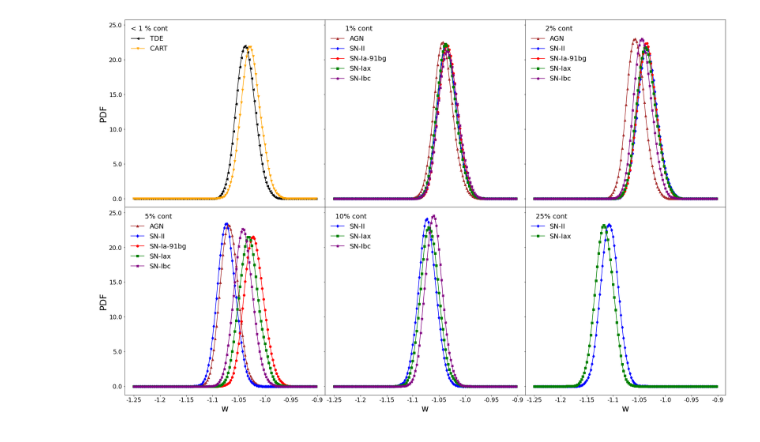
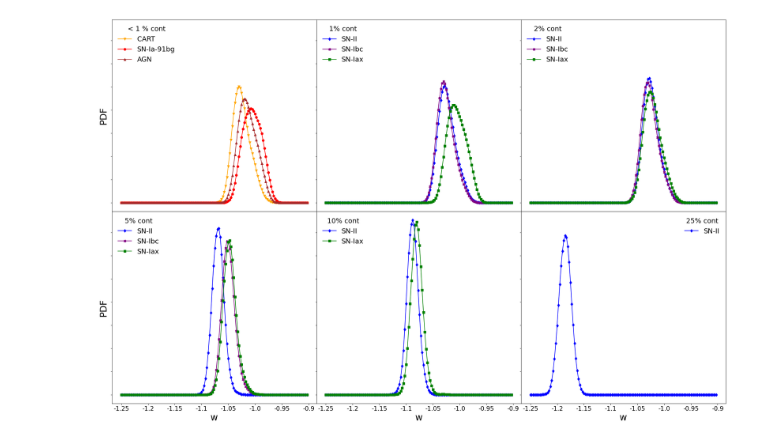
Before and after one commit to emilleishida/resspect_metric, a Jupyter notebook: clean_code/plots/single_contaminant_posteriors.ipynb, the cells around one changed output. Drawn from its saved outputs; the diff is of its cells as text; code cells hidden in the pictures.

```diff
--- a/clean_code/plots/single_contaminant_posteriors.ipynb
+++ b/clean_code/plots/single_contaminant_posteriors.ipynb
@@ -99,7 +99,7 @@ for field in ['DDF', 'WFD']:
                                                                       bw_method=0.3)
 # %%
 plt.rcParams['legend.title_fontsize'] = 18
-plot_field = 'WFD'
+plot_field = 'DDF'
 conts = list(density[plot_field].keys())
 
 x = np.arange(-1.25, -0.9, .0025)
@@ -114,32 +114,32 @@ for i in range(6):
         case_temp = cases[plot_field][conts[i]][case]
         rad = case_temp[:case_temp.index(' ')]
         m = all_shapes[rad]
         axs[i].plot(x, density[plot_field][conts[i]][case](x), color=cdict[rad], marker=m,
                     label=rad)
 
     ## remove axis ticks
     if i in [0,3]:
         axs[i].set_ylabel('PDF', fontsize=24)
-        axs[i].set_yticklabels(axs[i].get_yticks(), fontsize=16)
+        axs[i].set_yticklabels([], fontsize=16)
 
     if i in [3,4,5]:
         axs[i].set_xlabel('w', fontsize=24)
         axs[i].set_xticklabels(axs[i].get_xticks(), fontsize=16)
 
     if i == 0:
         leg_title = '< 1 % cont'
     else:
         leg_title = str(conts[i]) + '% cont'
 
     if rad == 'SN-II' and conts[i] == 25:
         loc = 'upper right'
     else:
         loc = 'upper left'
 
     axs[i].legend(fontsize=18, frameon=False, title=leg_title, loc=loc)
 
 
 plt.subplots_adjust(wspace=0.0001, hspace=0.0001, top=0.99, left=0.05, right=0.99, bottom=0.05)
 plt.savefig(plot_field + 'combos.png')
 # %% [output]
-[figure, old version]
+[figure, new version]
```
Also changed, not shown: 22 other files.
